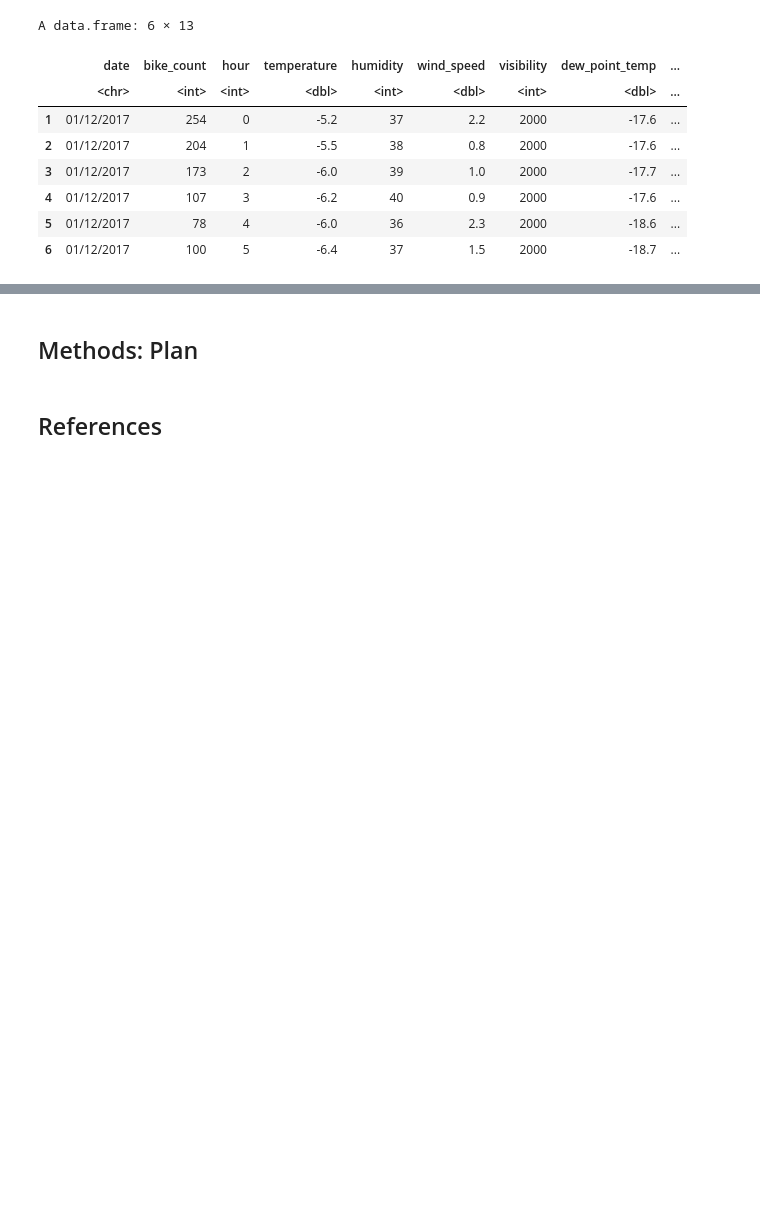
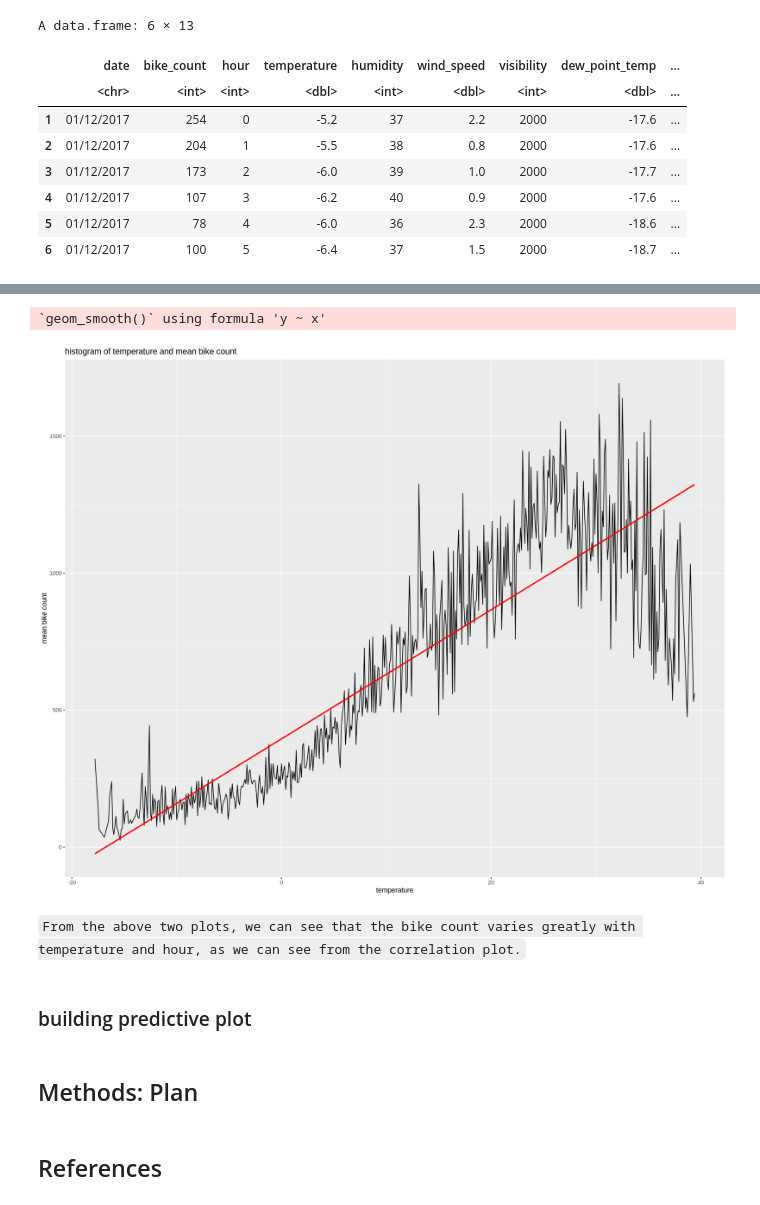
Before and after one commit to omertahi/STAT301-Project, a Jupyter notebook: Project Proposal.ipynb, the cells around one changed output, grey strips where cells are left out. Drawn from its saved outputs; the diff is of its cells as text; code cells hidden in the pictures; blank space fills up the shorter version.

```diff
--- a/Project Proposal.ipynb
+++ b/Project Proposal.ipynb
@@ -52,0 +121,6 @@ A data.frame: 6 × 13
+# %%
+bike_data_2 <- bike_data %>%
+              select(- date)%>%
+              group_by(temperature) %>%
+              summarise(mean_bike_count= mean(bike_count))
+bike_data_2
@@ -53,3 +138,20 @@ A data.frame: 6 × 13
+# %%
+bike_plot_2 <-
+     ggplot(bike_data_2, aes(x=temperature,y=mean_bike_count))+
+     geom_line()+
+     geom_smooth(method=lm , color="red", se=FALSE) +
+     labs(x ="temperature", y="mean bike count")+
+     ggtitle("histogram of temperature and mean bike count")
+
+bike_plot_2
+# %% [output]
+`geom_smooth()` using formula 'y ~ x'
+[figure, added]
+# %% [markdown]
+`From the above two plots, we can see that the bike count
+varies greatly with temperature and hour, as we can see from the correlation plot.`
+# %% [markdown]
+### building predictive plot
 # %% [markdown]
 ## Methods: Plan
 # %% [markdown]
```
Also changed, not shown: parts of 9 cells of this notebook.
